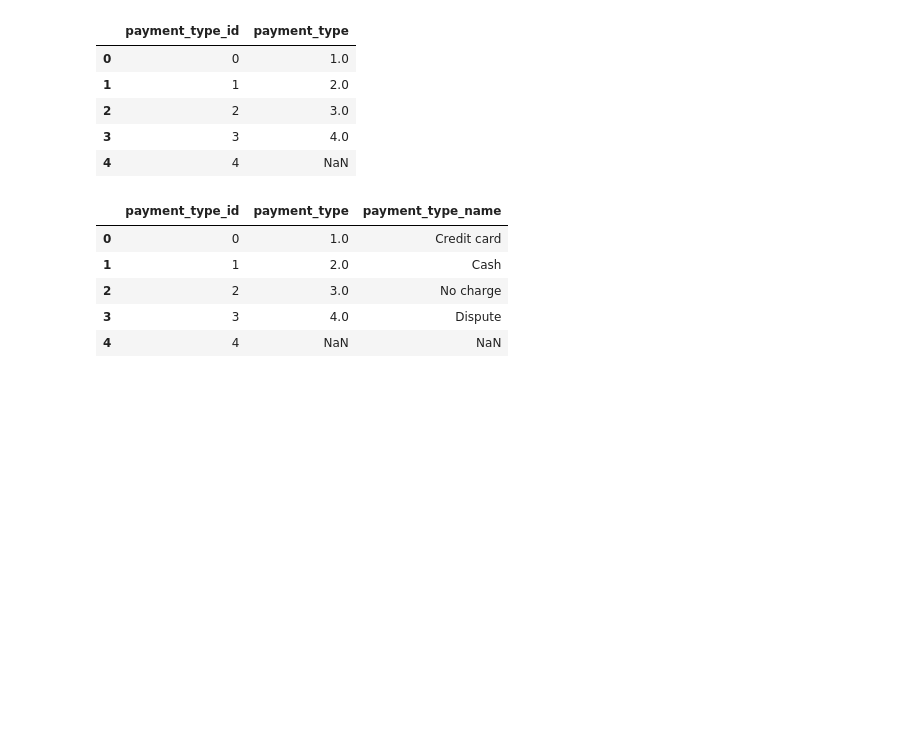
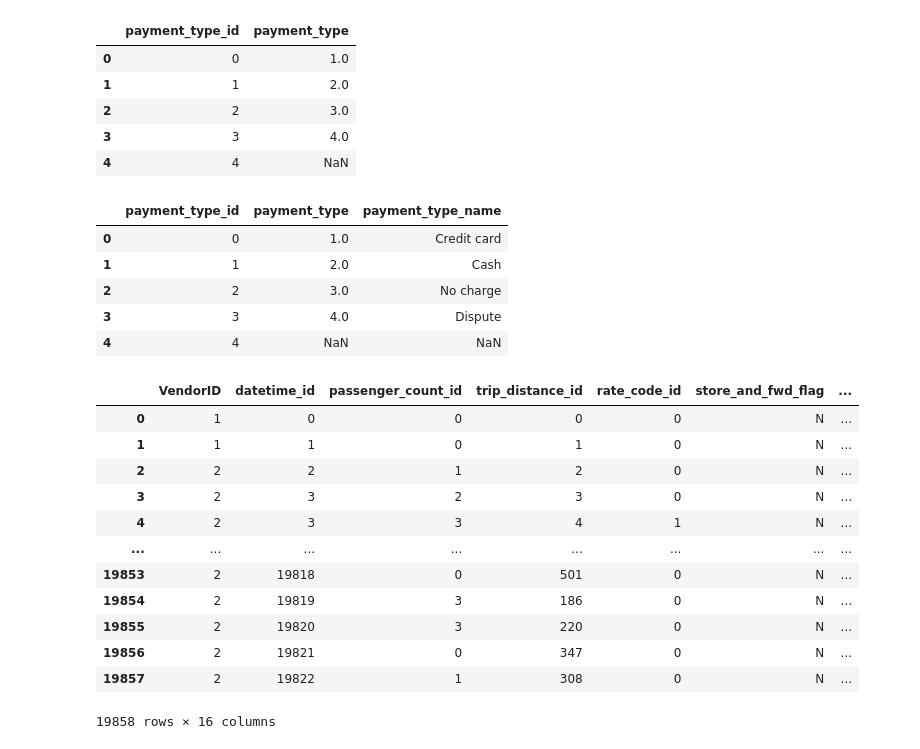
Before and after one commit to davneesh/Uber-Analytics, a Jupyter notebook: Uber_Analytics.ipynb, the cells around one changed output. Cells and saved outputs as stored; diff of their text form; code cells hidden in the pictures; blank space fills up the shorter version.

Commit message:
Created Fact TABLE

```diff
--- a/Uber_Analytics.ipynb
+++ b/Uber_Analytics.ipynb
@@ -295,3 +295,32 @@ payment_type_dim
 | 2 | 2 | 3.0 | No charge |
 | 3 | 3 | 4.0 | Dispute |
 | 4 | 4 | NaN | NaN |
+# %%
+from datetime import date
+fact_table = uber.merge(datetime_dim, on=['tpep_pickup_datetime','tpep_dropoff_datetime']) \
+             .merge(pasanger_count_dim, on='passenger_count') \
+             .merge(trip_distance_dim, on='trip_distance') \
+             .merge(rate_code_dim, on='RatecodeID') \
+             .merge(pickup_location_dim, on=['pickup_longitude','pickup_latitude']) \
+             .merge(dropoff_location_dim, on=['dropoff_longitude','dropoff_latitude']) \
+             .merge(payment_type_dim, on='payment_type') \
+             [['VendorID', 'datetime_id', 'passenger_count_id',
+               'trip_distance_id', 'rate_code_id', 'store_and_fwd_flag', 'pickup_location_id',
+               'dropoff_location_id', 'payment_type_id', 'fare_amount', 'extra', 'mta_tax', 'tip_amount',
+               'tolls_amount', 'improvement_surcharge', 'total_amount']]
+# %%
+fact_table
+# %% [output]
+|  | VendorID | datetime_id | passenger_count_id | trip_distance_id | rate_code_id | store_and_fwd_flag | ... |
+| 0 | 1 | 0 | 0 | 0 | 0 | N | ... |
+| 1 | 1 | 1 | 0 | 1 | 0 | N | ... |
+| 2 | 2 | 2 | 1 | 2 | 0 | N | ... |
+| 3 | 2 | 3 | 2 | 3 | 0 | N | ... |
+| 4 | 2 | 3 | 3 | 4 | 1 | N | ... |
+| ... | ... | ... | ... | ... | ... | ... | ... |
+| 19853 | 2 | 19818 | 0 | 501 | 0 | N | ... |
+| 19854 | 2 | 19819 | 3 | 186 | 0 | N | ... |
+| 19855 | 2 | 19820 | 3 | 220 | 0 | N | ... |
+| 19856 | 2 | 19821 | 0 | 347 | 0 | N | ... |
+| 19857 | 2 | 19822 | 1 | 308 | 0 | N | ... |
+19858 rows × 16 columns
```
